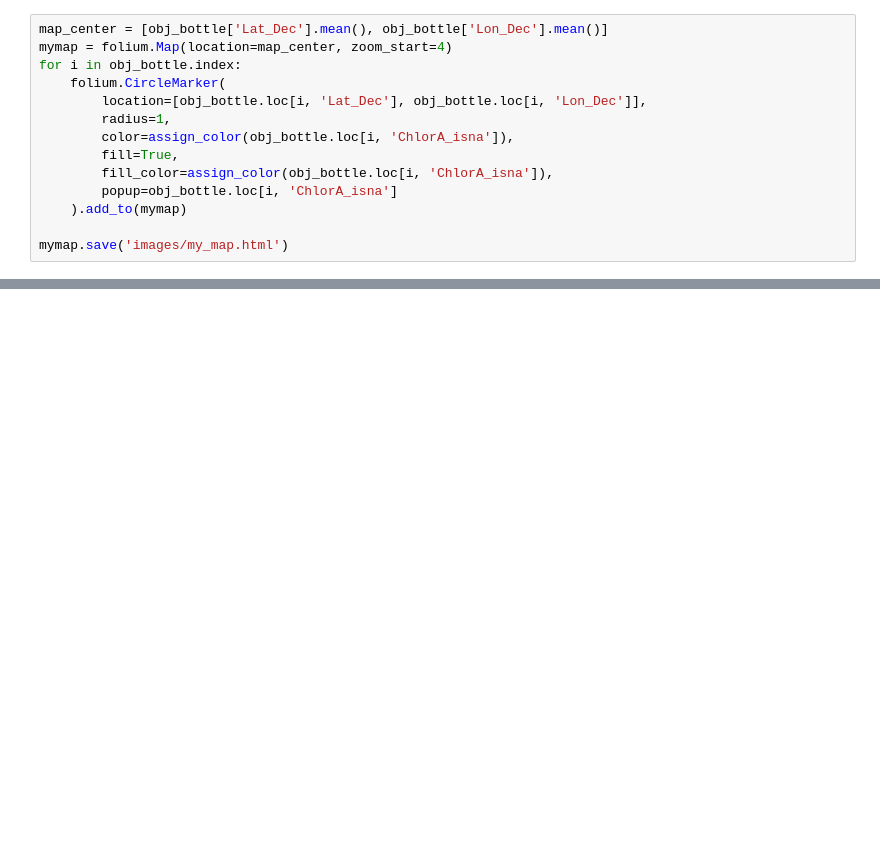
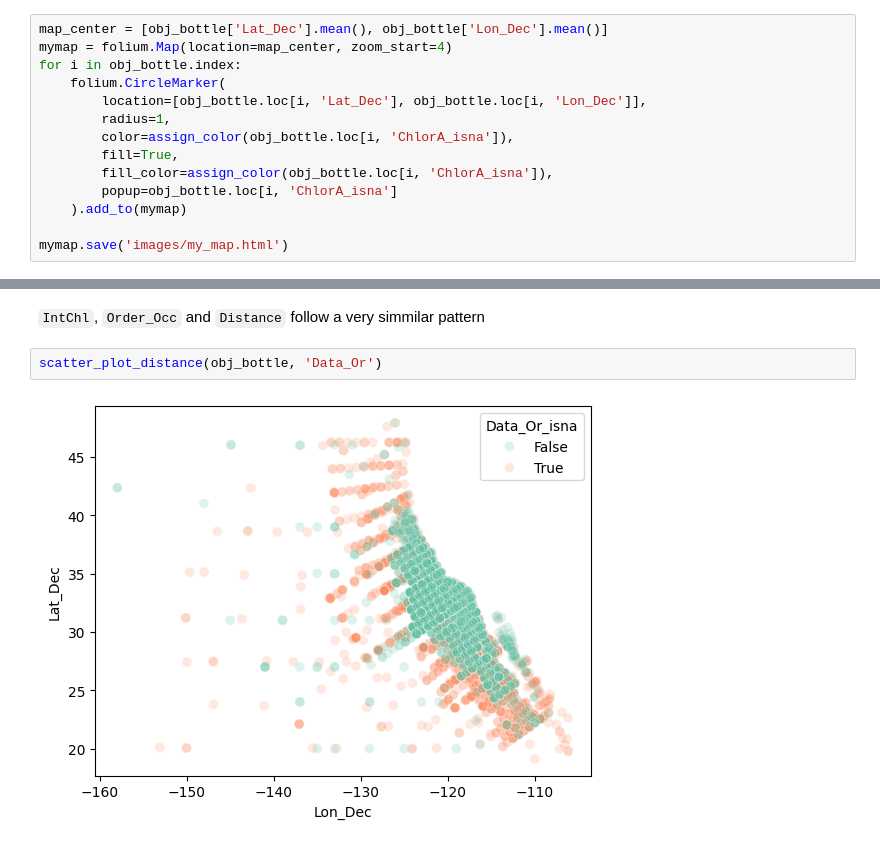
Before and after one commit to nicodigos/boston_dataset, a Jupyter notebook: Ocean.ipynb, the cells around one changed output, grey strips where cells are left out. Cells and saved outputs as stored; diff of their text form; blank space fills up the shorter version.

```diff
--- a/Ocean.ipynb
+++ b/Ocean.ipynb
@@ -216,0 +309,6 @@ Folium returns an HTML file containing the map; for convenience, we provide a st
+# %% [markdown]
+`IntChl`, `Order_Occ` and `Distance` follow a very simmilar pattern
+# %%
+scatter_plot_distance(obj_bottle, 'Data_Or')
+# %% [output]
+[figure, added]
```
Also changed, not shown: parts of 20 cells of this notebook.
